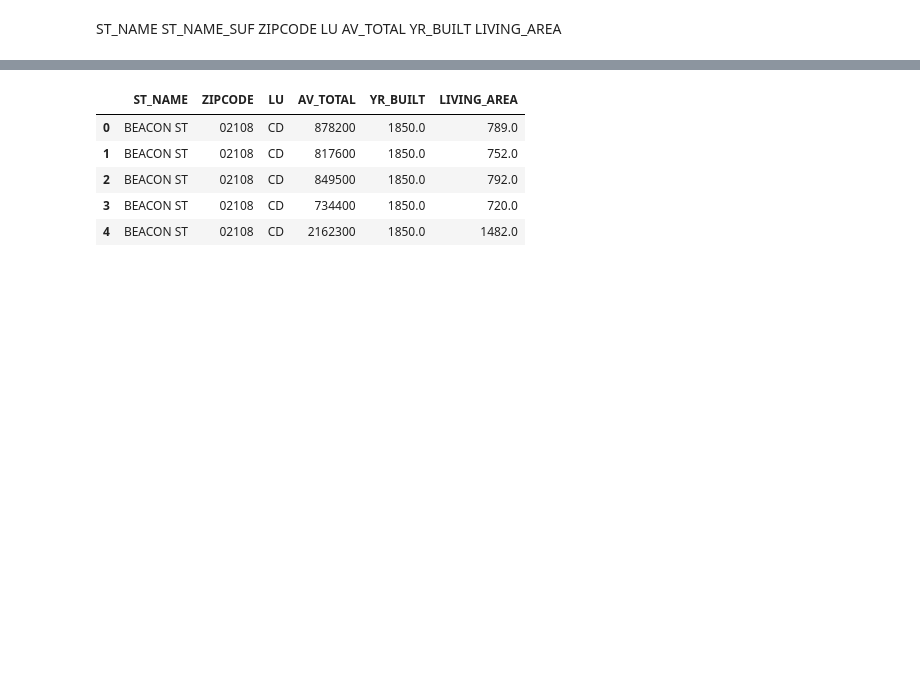
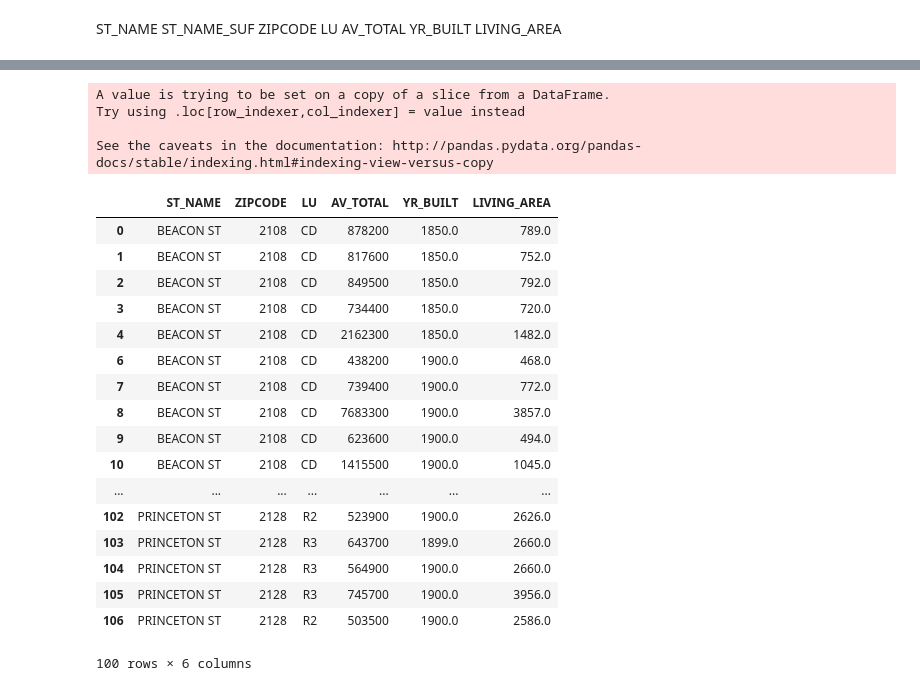
Before and after one commit to mitresh95/ImpactOfCrimeOnHousing, a Jupyter notebook: HousingData.ipynb, the cells around one changed output, grey strips where cells are left out. Saved outputs shown, nothing was run; the diff lists cells and outputs as text; code cells hidden in the pictures; blank space fills up the shorter version.

Commit message:
The impact of crime on housing prices.

```diff
--- a/HousingData.ipynb
+++ b/HousingData.ipynb
@@ -44,9 +45,51 @@ See the caveats in the documentation: http://pandas.pydata.org/pandas-docs/stabl
+# %%
+#2015 Property valuation data
+fileURL = './housing_data_2015.csv'
+housing_data_all_cols_2015 = pd.read_csv(fileURL, header=0)
+housing_data_2015 = pre_process_data(housing_data_all_cols_2015)
+
+#2016 Property valuation data
+fileURL = './housing_data_2016.csv'
+housing_data_all_cols_2016 = pd.read_csv(fileURL, header=0)
+housing_data_2016 = pre_process_data(housing_data_all_cols_2016)
+
+#2017 Property valuation data
+fileURL = './housing_data_2017.csv'
+housing_data_all_cols_2017 = pd.read_csv(fileURL, header=0)
+housing_data_2017 = pre_process_data(housing_data_all_cols_2017)
+
+#2018 Property valuation data
+fileURL = './housing_data_2018.csv'
+housing_data_all_cols_2018 = pd.read_csv(fileURL, header=0)
+housing_data_2018 = pre_process_data(housing_data_all_cols_2018)
+
+#2019 Property valuation data
+fileURL = './housing_full_data.csv'
+housing_data_all_cols = pd.read_csv(fileURL, header=0)
+housing_data = pre_process_data(housing_data_all_cols)
+# %% [output]
+A value is trying to be set on a copy of a slice from a DataFrame.
+Try using .loc[row_indexer,col_indexer] = value instead
+
+See the caveats in the documentation: http://pandas.pydata.org/pandas-docs/stable/indexing.html#indexing-view-versus-copy
 # %%
-housing_data.head()
+housing_data.head(100)
 # %% [output]
 |  | ST_NAME | ZIPCODE | LU | AV_TOTAL | YR_BUILT | LIVING_AREA |
-| 0 | BEACON ST | 02108 | CD | 878200 | 1850.0 | 789.0 |
-| 1 | BEACON ST | 02108 | CD | 817600 | 1850.0 | 752.0 |
-| 2 | BEACON ST | 02108 | CD | 849500 | 1850.0 | 792.0 |
-| 3 | BEACON ST | 02108 | CD | 734400 | 1850.0 | 720.0 |
-| 4 | BEACON ST | 02108 | CD | 2162300 | 1850.0 | 1482.0 |
+| 0 | BEACON ST | 2108 | CD | 878200 | 1850.0 | 789.0 |
+| 1 | BEACON ST | 2108 | CD | 817600 | 1850.0 | 752.0 |
+| 2 | BEACON ST | 2108 | CD | 849500 | 1850.0 | 792.0 |
+| 3 | BEACON ST | 2108 | CD | 734400 | 1850.0 | 720.0 |
+| 4 | BEACON ST | 2108 | CD | 2162300 | 1850.0 | 1482.0 |
+| 6 | BEACON ST | 2108 | CD | 438200 | 1900.0 | 468.0 |
+| 7 | BEACON ST | 2108 | CD | 739400 | 1900.0 | 772.0 |
+| 8 | BEACON ST | 2108 | CD | 7683300 | 1900.0 | 3857.0 |
+| 9 | BEACON ST | 2108 | CD | 623600 | 1900.0 | 494.0 |
+| 10 | BEACON ST | 2108 | CD | 1415500 | 1900.0 | 1045.0 |
+| ... | ... | ... | ... | ... | ... | ... |
+| 102 | PRINCETON ST | 2128 | R2 | 523900 | 1900.0 | 2626.0 |
+| 103 | PRINCETON ST | 2128 | R3 | 643700 | 1899.0 | 2660.0 |
+| 104 | PRINCETON ST | 2128 | R3 | 564900 | 1900.0 | 2660.0 |
+| 105 | PRINCETON ST | 2128 | R3 | 745700 | 1900.0 | 3956.0 |
+| 106 | PRINCETON ST | 2128 | R2 | 503500 | 1900.0 | 2586.0 |
+100 rows × 6 columns
```
Also changed, not shown: parts of 17 cells of this notebook.
